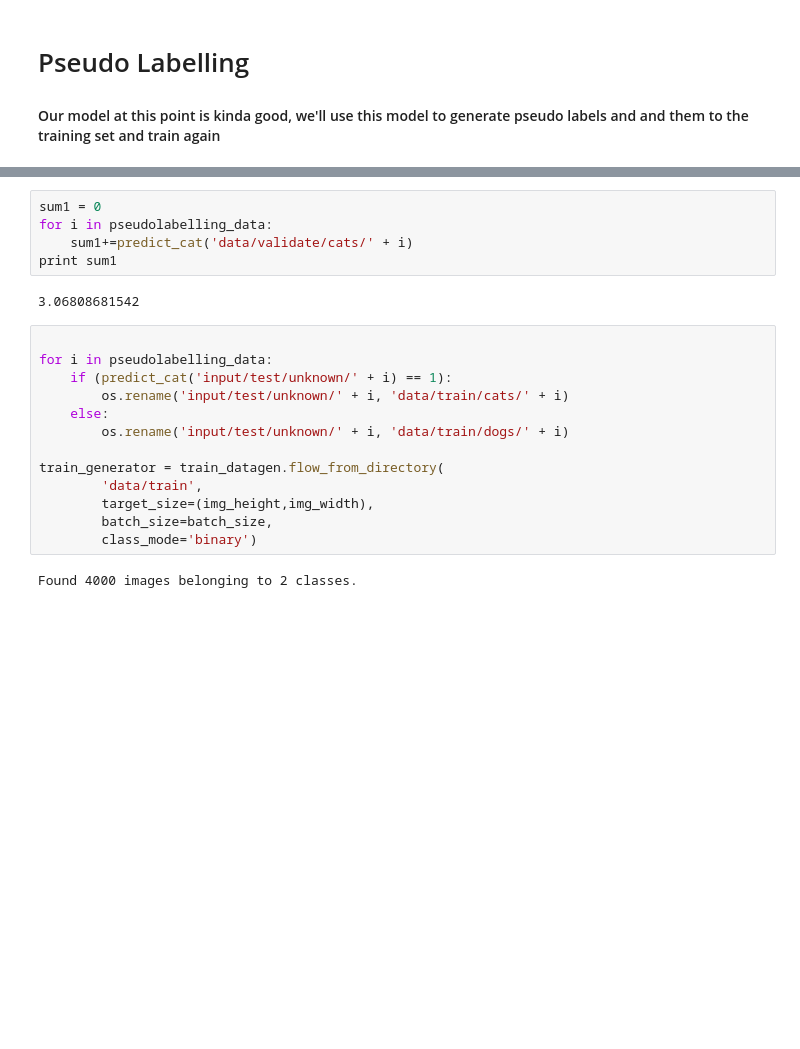
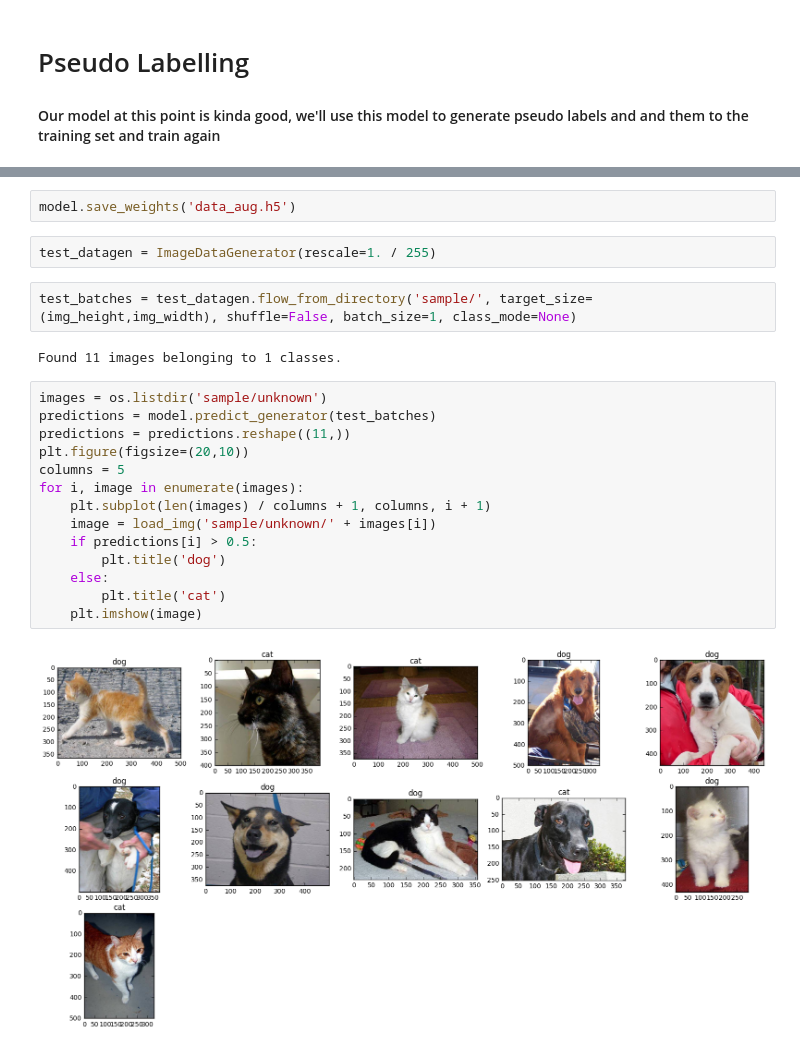
Before and after one commit to rowhanm/MiniCatsDogs, a Jupyter notebook: Working with less data.ipynb, the cells around one changed output, grey strips where cells are left out. Cells and saved outputs as stored; diff of their text form; blank space fills up the shorter version.

```diff
--- a/Working with less data.ipynb
+++ b/Working with less data.ipynb
@@ -272,22 +262,24 @@ predict_cat('data/validate/cats/cat.1598.jpg')
-# %%
-sum1 = 0
-for i in pseudolabelling_data:
-    sum1+=predict_cat('data/validate/cats/' + i)
-print sum1
-# %% [output]
-3.06808681542
-# %%
-
-for i in pseudolabelling_data:
-    if (predict_cat('input/test/unknown/' + i) == 1):
-        os.rename('input/test/unknown/' + i, 'data/train/cats/' + i)
-    else:
-        os.rename('input/test/unknown/' + i, 'data/train/dogs/' + i)
-
-train_generator = train_datagen.flow_from_directory(
-        'data/train',
-        target_size=(img_height,img_width),
-        batch_size=batch_size,
-        class_mode='binary')
-# %% [output]
-Found 4000 images belonging to 2 classes.
+# %%
+model.save_weights('data_aug.h5')
+# %%
+test_datagen = ImageDataGenerator(rescale=1. / 255)
+# %%
+test_batches = test_datagen.flow_from_directory('sample/', target_size=(img_height,img_width), shuffle=False, batch_size=1, class_mode=None)
+# %% [output]
+Found 11 images belonging to 1 classes.
+# %%
+images = os.listdir('sample/unknown')
+predictions = model.predict_generator(test_batches)
+predictions = predictions.reshape((11,))
+plt.figure(figsize=(20,10))
+columns = 5
+for i, image in enumerate(images):
+    plt.subplot(len(images) / columns + 1, columns, i + 1)
+    image = load_img('sample/unknown/' + images[i])
+    if predictions[i] > 0.5:
+        plt.title('dog')
+    else:
+        plt.title('cat')
+    plt.imshow(image)
+# %% [output]
+[figure, added]
```
Also changed, not shown: parts of 17 cells of this notebook.
